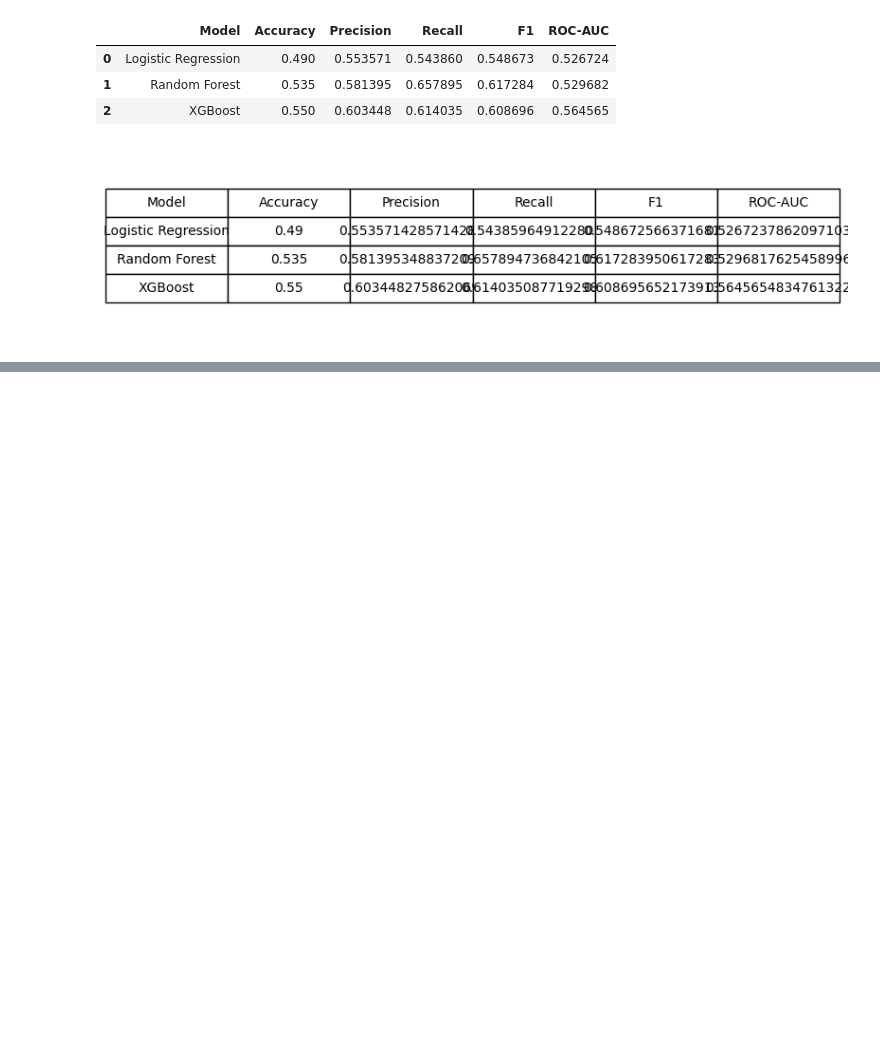
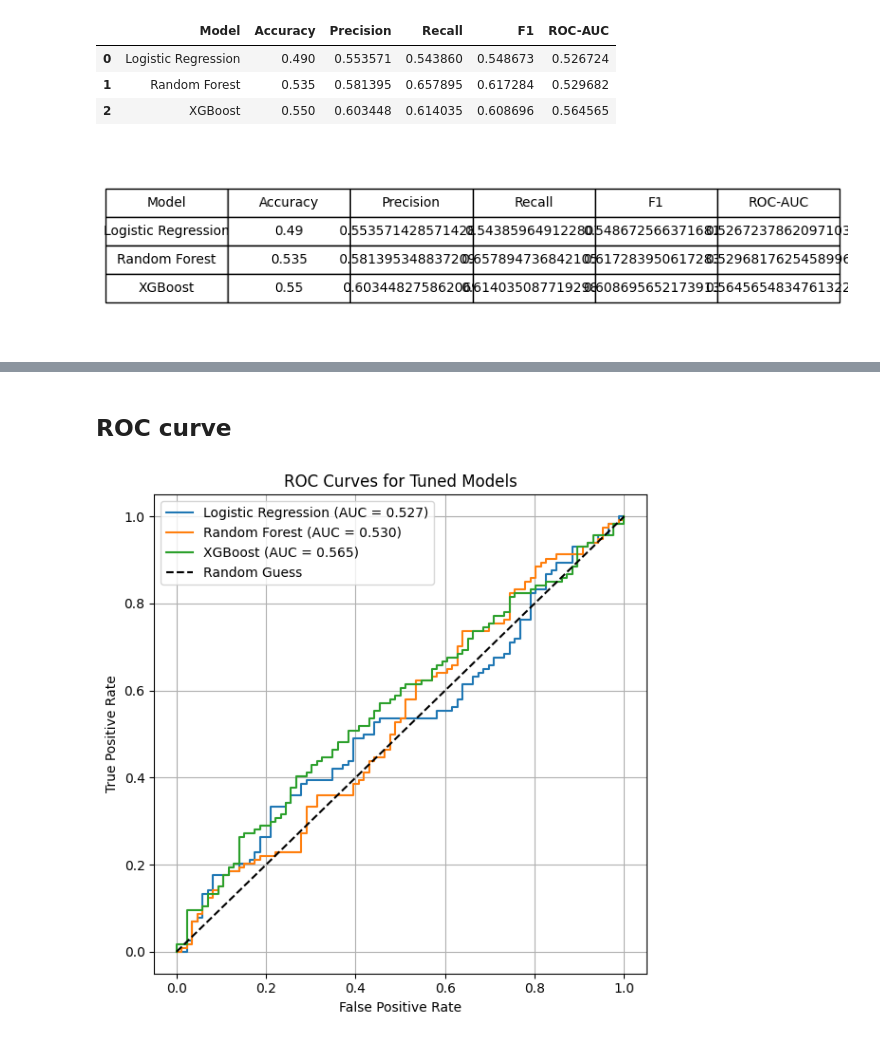
Before and after one commit to NatthawanSrisan/Early-Detection-Rare-Cancer, a Jupyter notebook: Natthawan_Progress_report_Data_Exploration_and_Model_Evaluation.ipynb, the cells around one changed output, grey strips where cells are left out. Cells and saved outputs as stored; diff of their text form; code cells hidden in the pictures; blank space fills up the shorter version.

```diff
--- a/Natthawan_Progress_report_Data_Exploration_and_Model_Evaluation.ipynb
+++ b/Natthawan_Progress_report_Data_Exploration_and_Model_Evaluation.ipynb
@@ -609,0 +645,27 @@ plt.show()
+# %% [markdown]
+## **ROC curve**
+# %%
+from sklearn.metrics import roc_curve, roc_auc_score
+
+plt.figure(figsize=(6, 6))
+
+for name, model in models.items():
+    # probability of class 1 (Cancer)
+    y_proba = model.predict_proba(X_test_scaled)[:, 1]
+
+    fpr, tpr, _ = roc_curve(y_test, y_proba)
+    auc = roc_auc_score(y_test, y_proba)
+
+    plt.plot(fpr, tpr, label=f"{name} (AUC = {auc:.3f})")
+
+plt.plot([0, 1], [0, 1], 'k--', label="Random Guess")
+plt.xlabel("False Positive Rate")
+plt.ylabel("True Positive Rate")
+plt.title("ROC Curves for Tuned Models")
+plt.legend()
+plt.grid(True)
+plt.tight_layout()
+plt.savefig("roc_tuned.png", dpi=300, bbox_inches="tight")
+plt.show()
+# %% [output]
+[figure, added]
```
Also changed, not shown: parts of 11 cells of this notebook.
